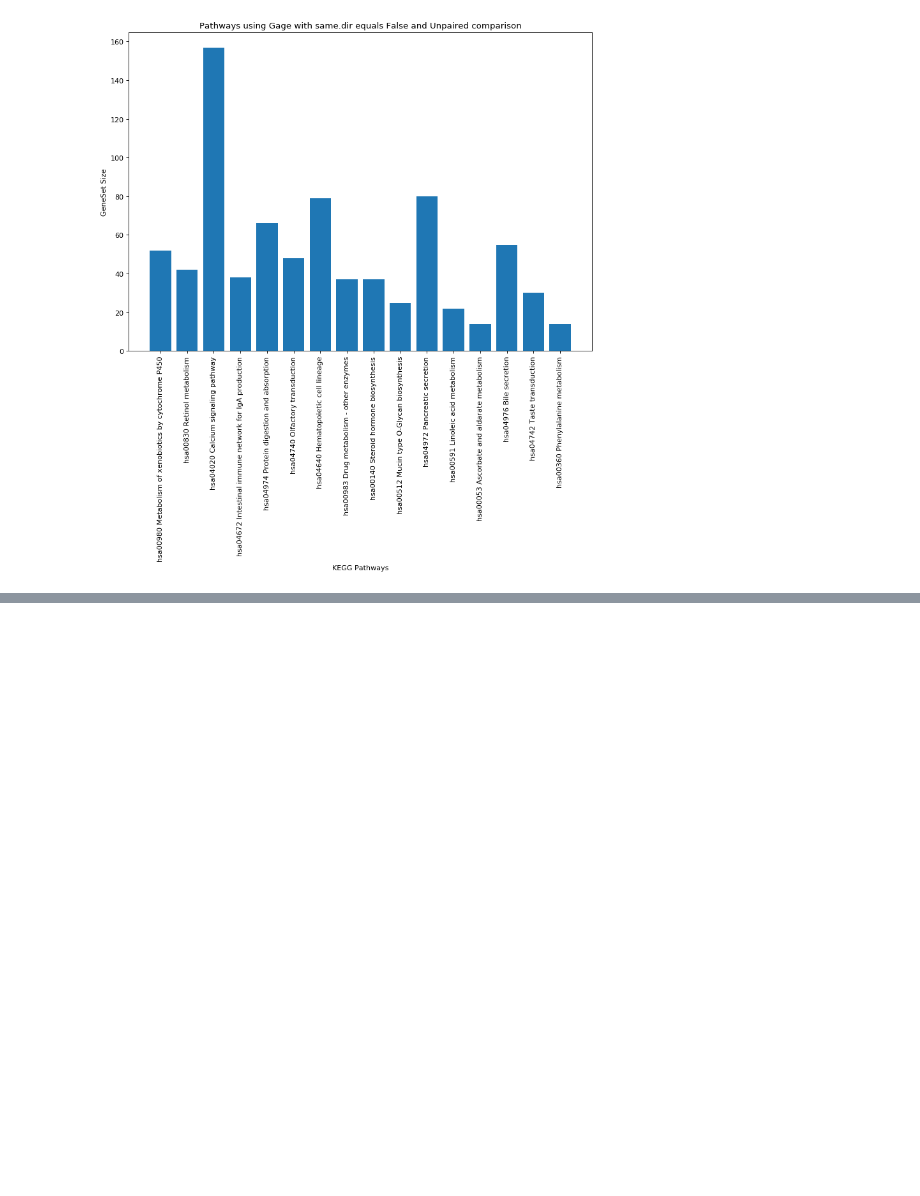
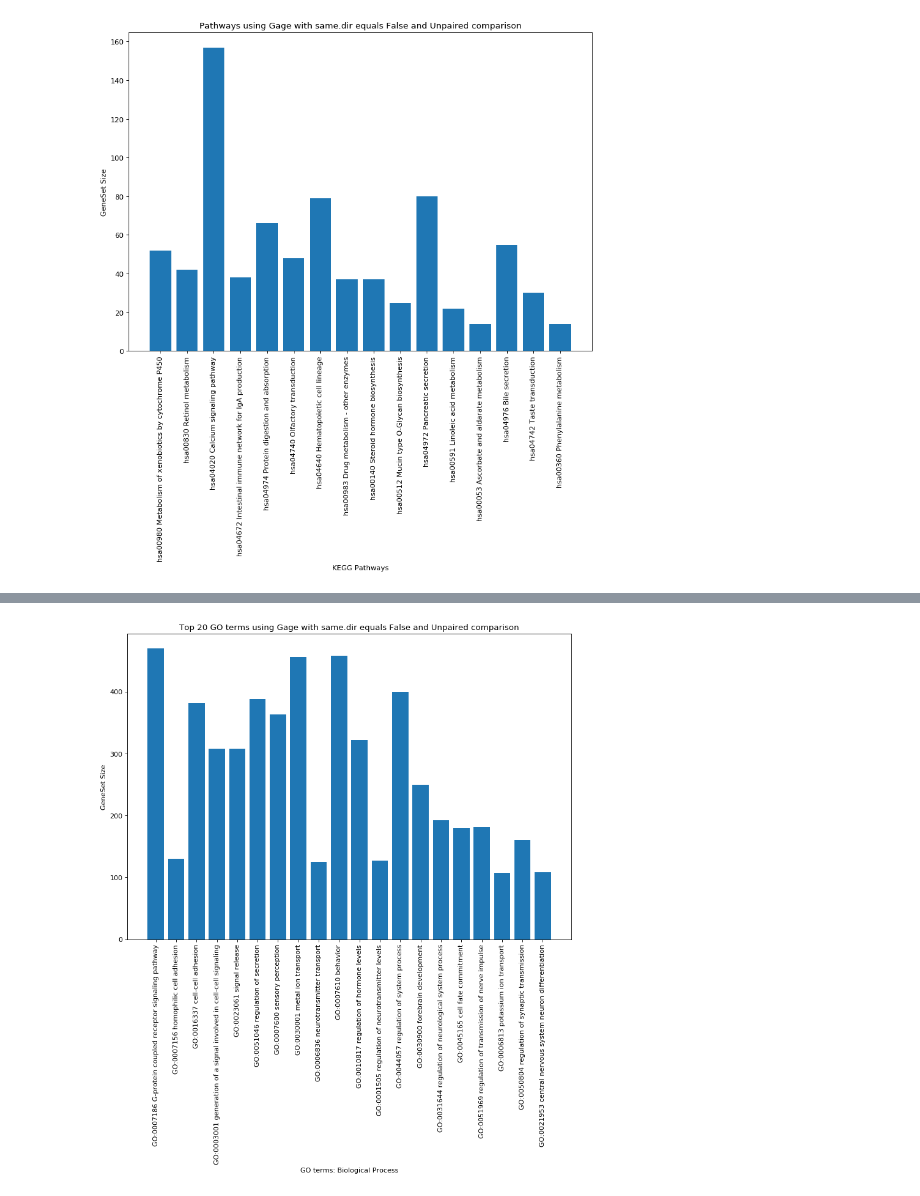
Before and after one commit to SherineAwad/EndocrineNotebooks, a Jupyter notebook: pathways.ipynb, the cells around one changed output, grey strips where cells are left out. Cells and saved outputs as stored; diff of their text form; code cells hidden in the pictures; blank space fills up the shorter version.

```diff
--- a/pathways.ipynb
+++ b/pathways.ipynb
@@ -52,0 +107,18 @@ fig.savefig('pathways.png')
+# %%
+y =[470,130,382,308,308,388,363,456,125,458,322,127,400,249,192,179,181,107,161,108]
+x = np.arange(len(y))
+columns= ['GO:0007186 G-protein coupled receptor signaling pathway','GO:0007156 homophilic cell adhesion','GO:0016337 cell-cell adhesion','GO:0003001 generation of a signal involved in cell-cell signaling','GO:0023061 signal release','GO:0051046 regulation of secretion','GO:0007600 sensory perception','GO:0030001 metal ion transport','GO:0006836 neurotransmitter transport','GO:0007610 behavior','GO:0010817 regulation of hormone levels','GO:0001505 regulation of neurotransmitter levels','GO:0044057 regulation of system process','GO:0030900 forebrain development','GO:0031644 regulation of neurological system process','GO:0045165 cell fate commitment','GO:0051969 regulation of transmission of nerve impulse','GO:0006813 potassium ion transport','GO:0050804 regulation of synaptic transmission','GO:0021953 central nervous system neuron differentiation']
+fig, ax = plt.subplots( )
+ax.bar(x, y)
+ax.set_xticks(x)
+ax.set_xticklabels(columns)
+plt.xticks(rotation=90)
+plt.title('Top 20 GO terms using Gage with same.dir equals False and Unpaired comparison')
+
+fig.set_size_inches(11.7, 8.27)
+plt.xlabel('GO terms: Biological Process')
+plt.ylabel('GeneSet Size')
+plt.show()
+fig.savefig('GO_False_genes.png',papertype='letter' , bbox_inches= 'tight', dpi=600)
+# %% [output]
+[figure, added]
```
Also changed, not shown: parts of 7 cells of this notebook.
